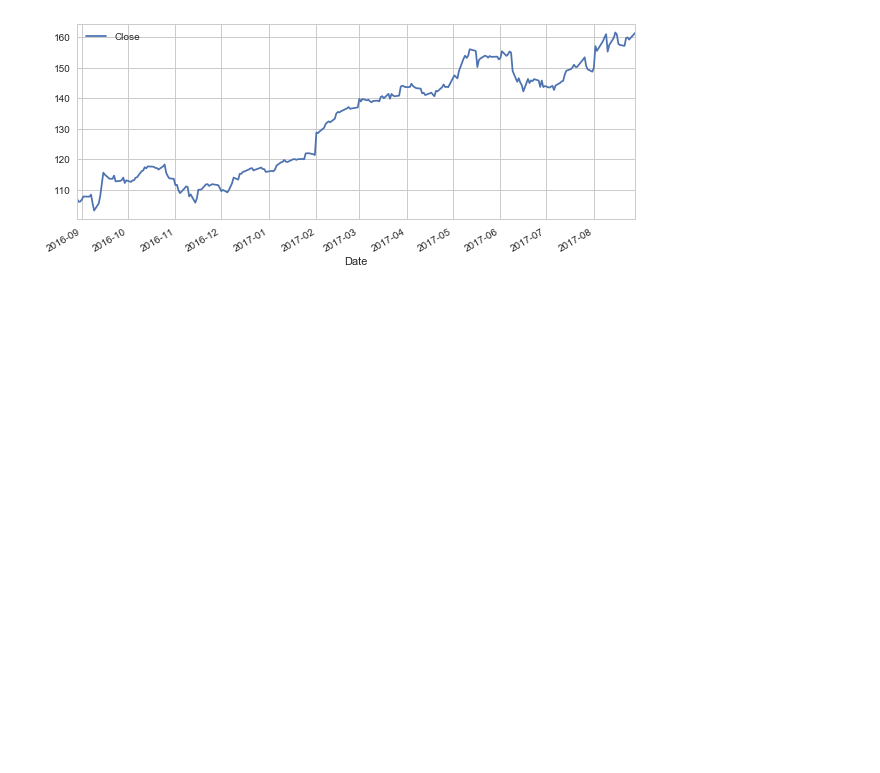
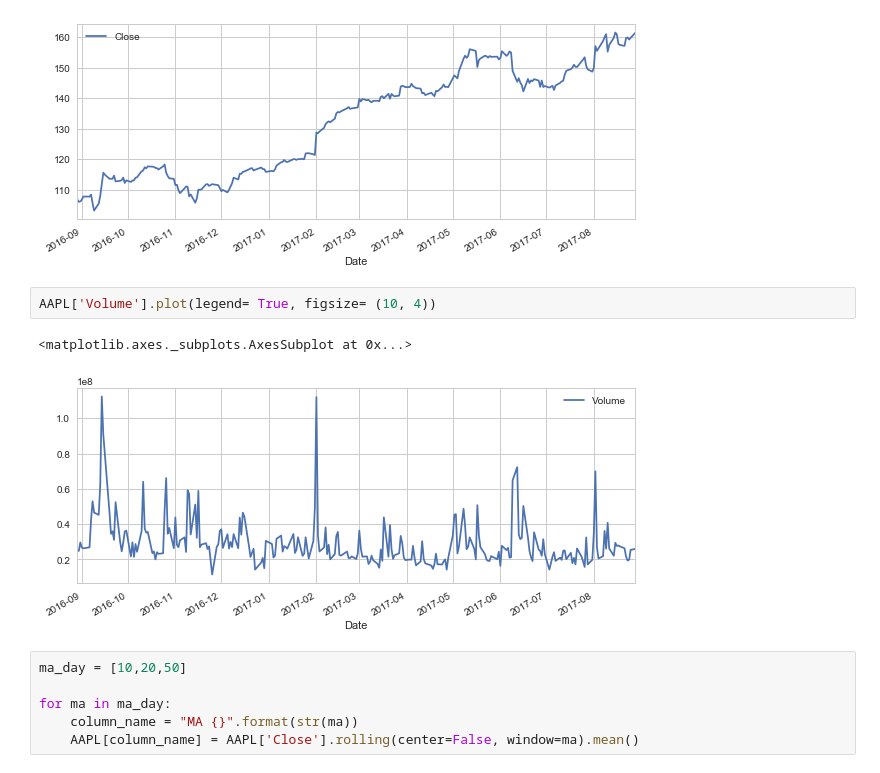
Before and after one commit to wordpray/study_udemy, a Jupyter notebook: Lec60-65_株価のデータ解析.ipynb, the cells around one changed output. Saved outputs shown, nothing was run; the diff lists cells and outputs as text; blank space fills up the shorter version.

```diff
--- a/Lec60-65_株価のデータ解析.ipynb
+++ b/Lec60-65_株価のデータ解析.ipynb
@@ -49,3 +49,14 @@ AAPL['Close'].plot(legend= True, figsize=(10, 4))
 # %% [output]
 <matplotlib.axes._subplots.AxesSubplot at 0x...>
 [figure]
+# %%
+AAPL['Volume'].plot(legend= True, figsize= (10, 4))
+# %% [output]
+<matplotlib.axes._subplots.AxesSubplot at 0x...>
+[figure, added]
+# %%
+ma_day = [10,20,50]
+
+for ma in ma_day:
+    column_name = "MA {}".format(str(ma))
+    AAPL[column_name] = AAPL['Close'].rolling(center=False, window=ma).mean()
```
Also changed, not shown: parts of 12 cells of this notebook.
